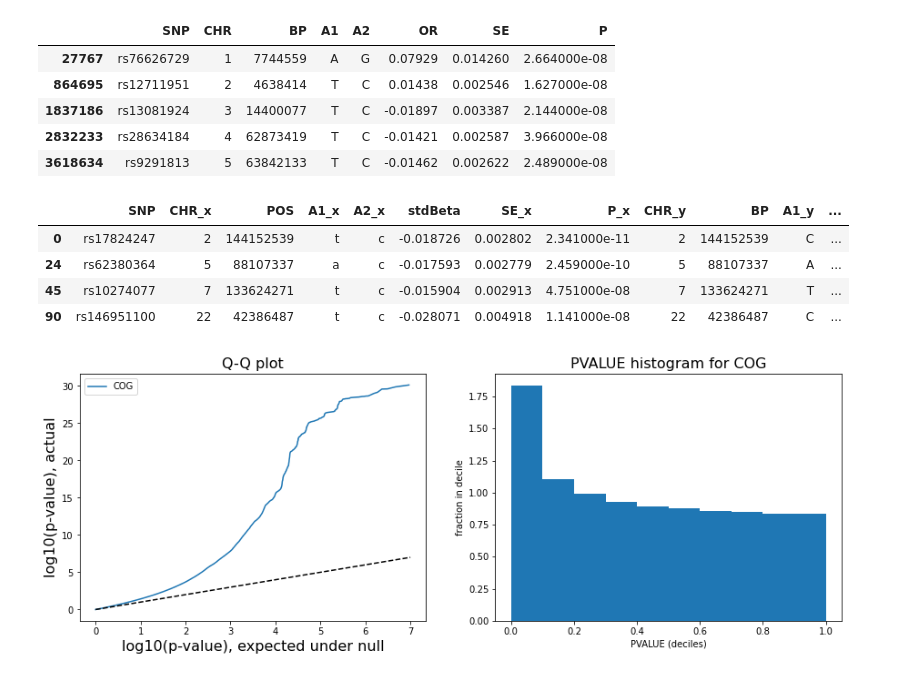
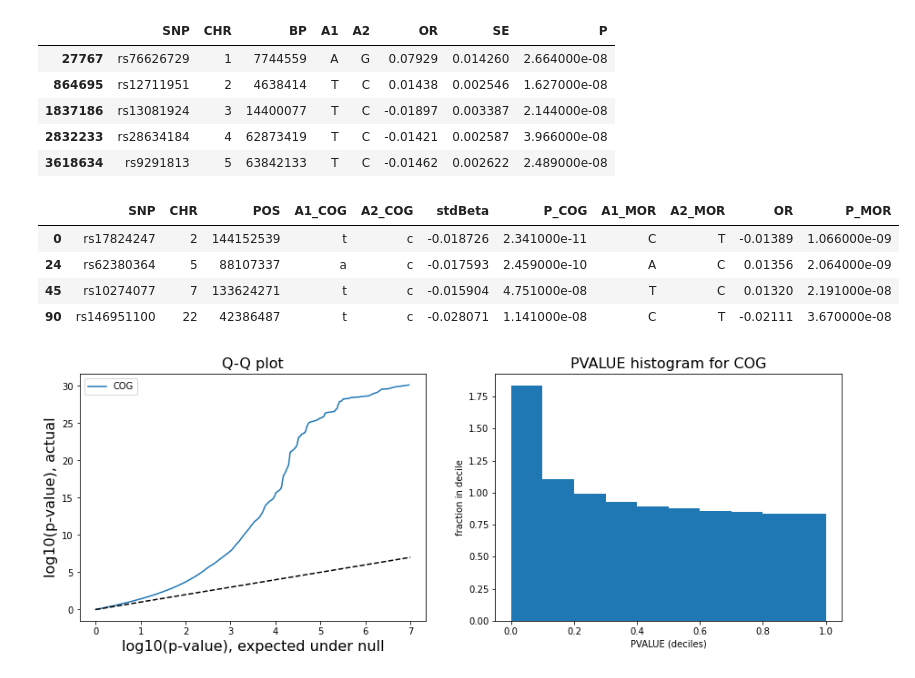
Before and after one commit to ofrei/gwas101, a Jupyter notebook: sumstats/manipulate_gwas_sumstats.ipynb, the cells around one changed output. Saved outputs shown, nothing was run; the diff lists cells and outputs as text; code cells hidden in the pictures.

```diff
--- a/sumstats/manipulate_gwas_sumstats.ipynb
+++ b/sumstats/manipulate_gwas_sumstats.ipynb
@@ -71,12 +71,14 @@ mor[mor['P']<=5e-08].drop_duplicates('CHR', keep='first').head(5)
 | 3618634 | rs9291813 | 5 | 63842133 | T | C | -0.01462 | 0.002622 | 2.489000e-08 |
 # %%
 # show frst variant on each chromosome that is genome-wide significant for both traits
-cog_mor = pd.merge(cog[cog['P']<=5e-08], mor[mor['P']<=5e-08], on='SNP', how='inner')
-cog_mor.drop_duplicates('CHR_x', keep='first')
+cog_mor = pd.merge(cog[cog['P']<=5e-08][['SNP', 'CHR', 'POS', 'A1', 'A2', 'stdBeta', 'P']],
+                   mor[mor['P']<=5e-08][['SNP',               'A1', 'A2', 'OR', 'P']],
+                   on='SNP', how='inner', suffixes=('_COG', '_MOR'))
+cog_mor.drop_duplicates('CHR', keep='first')
 # %% [output]
-|  | SNP | CHR_x | POS | A1_x | A2_x | stdBeta | SE_x | P_x | CHR_y | BP | A1_y | ... |
-| 0 | rs17824247 | 2 | 144152539 | t | c | -0.018726 | 0.002802 | 2.341000e-11 | 2 | 144152539 | C | ... |
-| 24 | rs62380364 | 5 | 88107337 | a | c | -0.017593 | 0.002779 | 2.459000e-10 | 5 | 88107337 | A | ... |
-| 45 | rs10274077 | 7 | 133624271 | t | c | -0.015904 | 0.002913 | 4.751000e-08 | 7 | 133624271 | T | ... |
-| 90 | rs146951100 | 22 | 42386487 | t | c | -0.028071 | 0.004918 | 1.141000e-08 | 22 | 42386487 | C | ... |
+|  | SNP | CHR | POS | A1_COG | A2_COG | stdBeta | P_COG | A1_MOR | A2_MOR | OR | P_MOR |
+| 0 | rs17824247 | 2 | 144152539 | t | c | -0.018726 | 2.341000e-11 | C | T | -0.01389 | 1.066000e-09 |
+| 24 | rs62380364 | 5 | 88107337 | a | c | -0.017593 | 2.459000e-10 | A | C | 0.01356 | 2.064000e-09 |
+| 45 | rs10274077 | 7 | 133624271 | t | c | -0.015904 | 4.751000e-08 | T | C | 0.01320 | 2.191000e-08 |
+| 90 | rs146951100 | 22 | 42386487 | t | c | -0.028071 | 1.141000e-08 | C | T | -0.02111 | 3.670000e-08 |
 # %%
```
Also changed, not shown: parts of 1 cell of this notebook.
